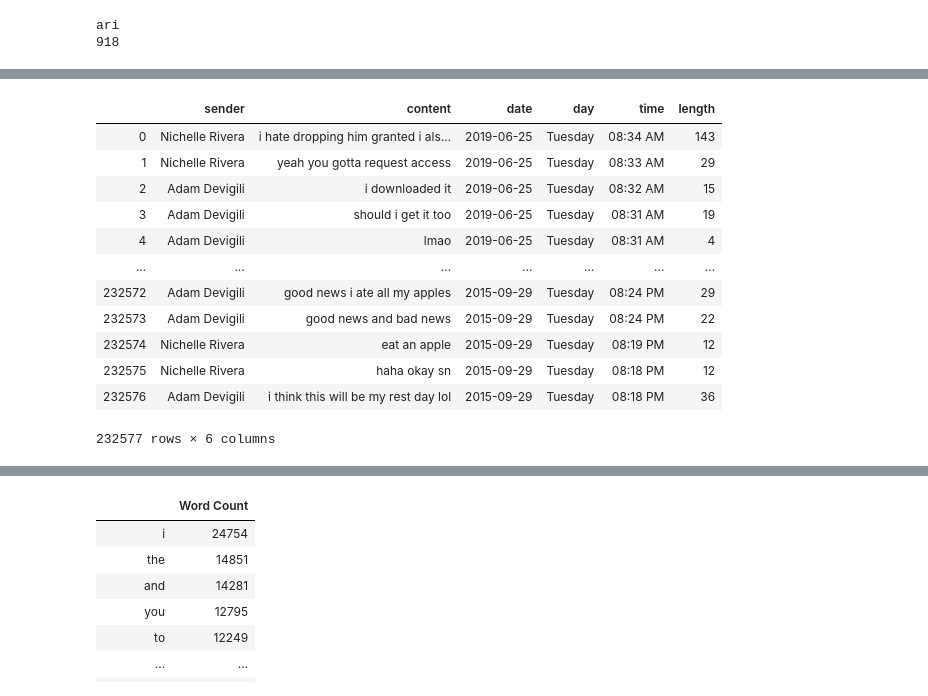
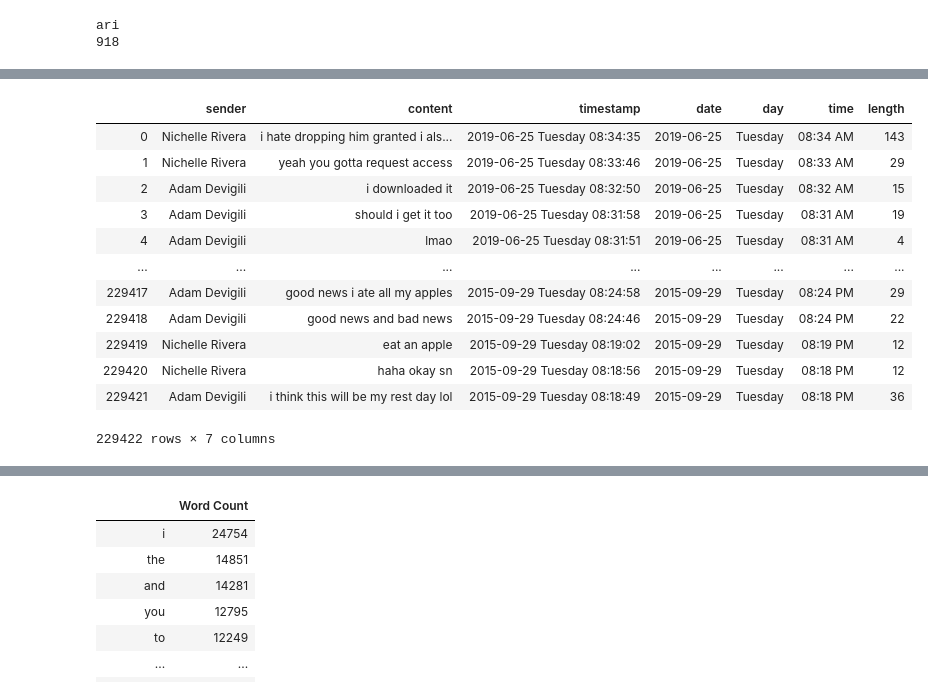
Before and after one commit to NichelleR/HeyDamo, a Jupyter notebook: jupyter notebooks/TestEnv.ipynb, the cells around one changed output, grey strips where cells are left out. Drawn from its saved outputs; the diff is of its cells as text; code cells hidden in the pictures.

Commit message:
Reduced size for messages_vis.js

```diff
--- a/jupyter notebooks/TestEnv.ipynb
+++ b/jupyter notebooks/TestEnv.ipynb
@@ -400,21 +400,26 @@ def word_counter():
 #                 if message['sender_name'] == 'Adam Devigili':
                 for key, value in message.items():
                     if key == 'content':
-#                         if re.search(word, value.lower()):
+    #                         if re.search(word, value.lower()):
                         words = re.sub(r'[^a-zA-Z0-9 <]+','',value.lower())
-                        our_dict[message_count] = {}
-                        our_dict[message_count]['sender'] = message['sender_name']
-                        our_dict[message_count]['content'] = words
-                        our_dict[message_count]['date'] = datetime.datetime.fromtimestamp(json_text_list[json_text_list.index(file)]\
-                                                          ['messages'][file['messages'].index(message)]\
-                                                          ['timestamp_ms']/1000).strftime('%Y-%m-%d')
-                        our_dict[message_count]['day'] = datetime.datetime.fromtimestamp(json_text_list[json_text_list.index(file)]\
-                                                          ['messages'][file['messages'].index(message)]\
-                                                          ['timestamp_ms']/1000).strftime('%A')
-                        our_dict[message_count]['time'] = datetime.datetime.fromtimestamp(json_text_list[json_text_list.index(file)]\
-                                                          ['messages'][file['messages'].index(message)]\
-                                                          ['timestamp_ms']/1000).strftime('%I:%M %p')
-                        message_count += 1
+                        if len(words) > 0:
+                            our_dict[message_count] = {}
+                            our_dict[message_count]['sender'] = message['sender_name']
+                            our_dict[message_count]['content'] = words
+                            our_dict[message_count]['timestamp'] = datetime.datetime.fromtimestamp(json_text_list[json_text_list.index(file)]\
+                                                              ['messages'][file['messages'].index(message)]\
+                                                              ['timestamp_ms']/1000).strftime('%Y-%m-%d %A %I:%M:%S')
+                            our_dict[message_count]['date'] = datetime.datetime.fromtimestamp(json_text_list[json_text_list.index(file)]\
+                                                              ['messages'][file['messages'].index(message)]\
+                                                              ['timestamp_ms']/1000).strftime('%Y-%m-%d')
+                            our_dict[message_count]['day'] = datetime.datetime.fromtimestamp(json_text_list[json_text_list.index(file)]\
+                                                              ['messages'][file['messages'].index(message)]\
+                                                              ['timestamp_ms']/1000).strftime('%A')
+                            our_dict[message_count]['time'] = datetime.datetime.fromtimestamp(json_text_list[json_text_list.index(file)]\
+                                                              ['messages'][file['messages'].index(message)]\
+                                                              ['timestamp_ms']/1000).strftime('%I:%M %p')
+                            our_dict[message_count]['length'] = len(words)
+                            message_count += 1
     #                         if word in value.lower():
 #                                 print(datetime.datetime.fromtimestamp(json_text_list[json_text_list.index(file)]\
 #                                                                   ['messages'][file['messages'].index(message)]\
@@ -500,18 +515,18 @@ love_dict[0]
 # %%
 love_df = pd.DataFrame.from_dict(love_dict, orient='index')
-love_df['length'] = love_df['content'].str.len()
+# love_df['length'] = love_df['content'].str.len()
 love_df
 # %% [output]
-|  | sender | content | date | day | time | length |
-| 0 | Nichelle Rivera | i hate dropping him granted i als... | 2019-06-25 | Tuesday | 08:34 AM | 143 |
-| 1 | Nichelle Rivera | yeah you gotta request access | 2019-06-25 | Tuesday | 08:33 AM | 29 |
-| 2 | Adam Devigili | i downloaded it | 2019-06-25 | Tuesday | 08:32 AM | 15 |
-| 3 | Adam Devigili | should i get it too | 2019-06-25 | Tuesday | 08:31 AM | 19 |
-| 4 | Adam Devigili | lmao | 2019-06-25 | Tuesday | 08:31 AM | 4 |
-| ... | ... | ... | ... | ... | ... | ... |
-| 232572 | Adam Devigili | good news i ate all my apples | 2015-09-29 | Tuesday | 08:24 PM | 29 |
-| 232573 | Adam Devigili | good news and bad news | 2015-09-29 | Tuesday | 08:24 PM | 22 |
-| 232574 | Nichelle Rivera | eat an apple | 2015-09-29 | Tuesday | 08:19 PM | 12 |
-| 232575 | Nichelle Rivera | haha okay sn | 2015-09-29 | Tuesday | 08:18 PM | 12 |
-| 232576 | Adam Devigili | i think this will be my rest day lol | 2015-09-29 | Tuesday | 08:18 PM | 36 |
+|  | sender | content | timestamp | date | day | time | length |
+| 0 | Nichelle Rivera | i hate dropping him granted i als... | 2019-06-25 Tuesday 08:34:35 | 2019-06-25 | Tuesday | 08:34 AM | 143 |
+| 1 | Nichelle Rivera | yeah you gotta request access | 2019-06-25 Tuesday 08:33:46 | 2019-06-25 | Tuesday | 08:33 AM | 29 |
+| 2 | Adam Devigili | i downloaded it | 2019-06-25 Tuesday 08:32:50 | 2019-06-25 | Tuesday | 08:32 AM | 15 |
+| 3 | Adam Devigili | should i get it too | 2019-06-25 Tuesday 08:31:58 | 2019-06-25 | Tuesday | 08:31 AM | 19 |
+| 4 | Adam Devigili | lmao | 2019-06-25 Tuesday 08:31:51 | 2019-06-25 | Tuesday | 08:31 AM | 4 |
+| ... | ... | ... | ... | ... | ... | ... | ... |
+| 229417 | Adam Devigili | good news i ate all my apples | 2015-09-29 Tuesday 08:24:58 | 2015-09-29 | Tuesday | 08:24 PM | 29 |
+| 229418 | Adam Devigili | good news and bad news | 2015-09-29 Tuesday 08:24:46 | 2015-09-29 | Tuesday | 08:24 PM | 22 |
+| 229419 | Nichelle Rivera | eat an apple | 2015-09-29 Tuesday 08:19:02 | 2015-09-29 | Tuesday | 08:19 PM | 12 |
+| 229420 | Nichelle Rivera | haha okay sn | 2015-09-29 Tuesday 08:18:56 | 2015-09-29 | Tuesday | 08:18 PM | 12 |
+| 229421 | Adam Devigili | i think this will be my rest day lol | 2015-09-29 Tuesday 08:18:49 | 2015-09-29 | Tuesday | 08:18 PM | 36 |
-232577 rows × 6 columns
+229422 rows × 7 columns
```
Also changed, not shown: parts of 8 cells of this notebook, 3 other files.
